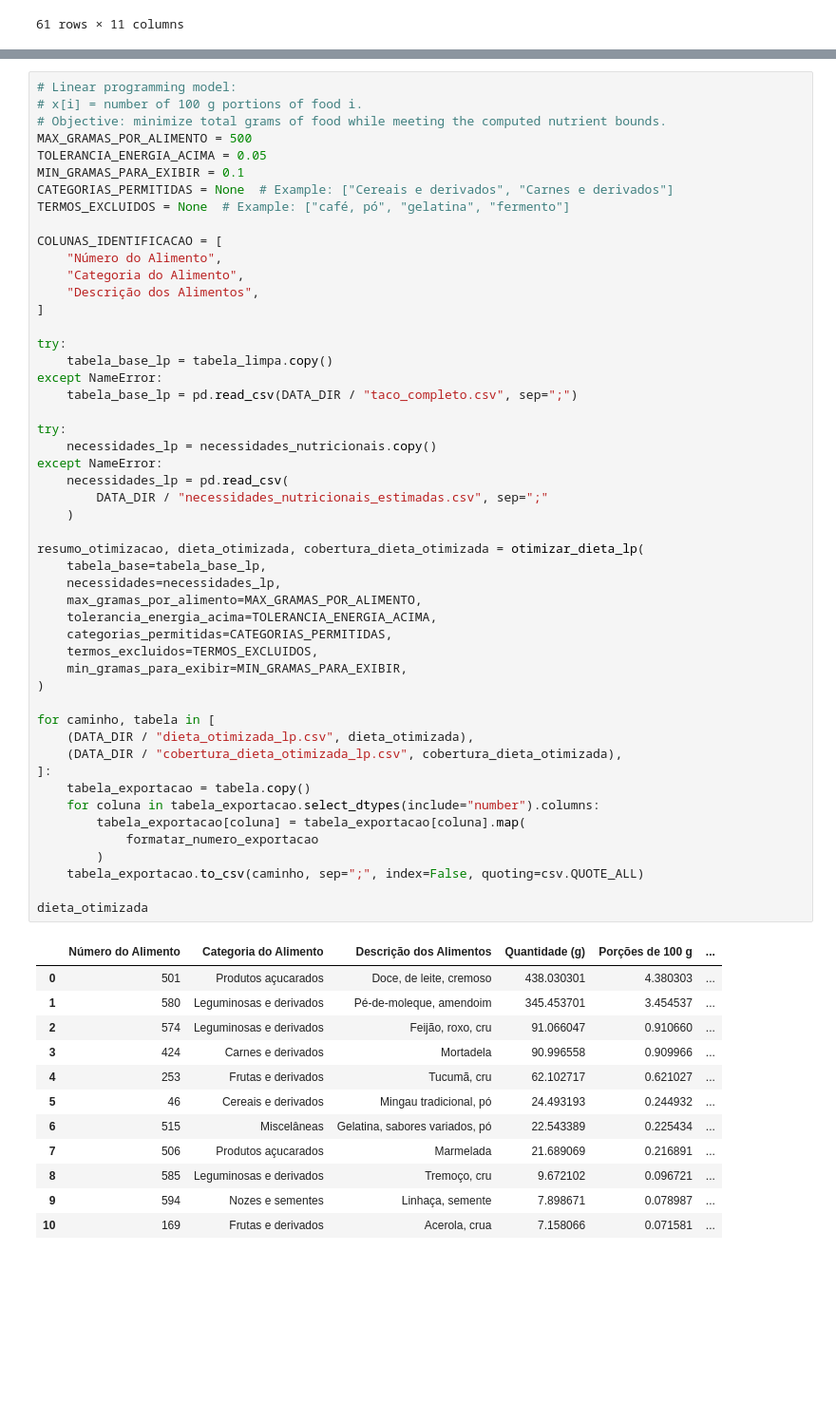
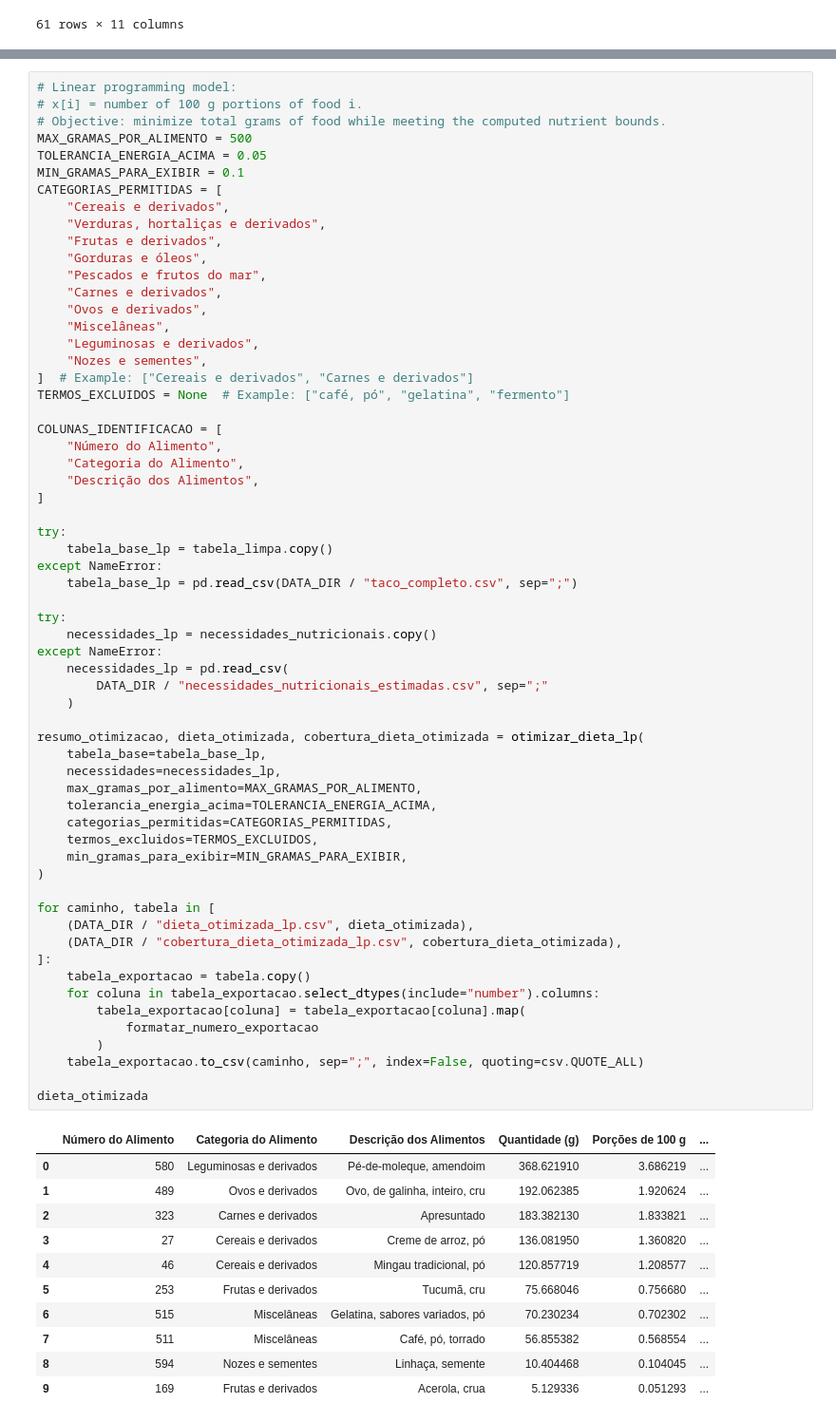
Before and after one commit to gabriel-fonseca-repo/nutrition-notebook, a Jupyter notebook: src/main.ipynb, the cells around one changed output, grey strips where cells are left out. Shown at 95% size. Drawn from its saved outputs; the diff is of its cells as text; blank space fills up the shorter version.

```diff
--- a/src/main.ipynb
+++ b/src/main.ipynb
@@ -139,7 +162,18 @@ necessidades_nutricionais
 MAX_GRAMAS_POR_ALIMENTO = 500
 TOLERANCIA_ENERGIA_ACIMA = 0.05
 MIN_GRAMAS_PARA_EXIBIR = 0.1
-CATEGORIAS_PERMITIDAS = None  # Example: ["Cereais e derivados", "Carnes e derivados"]
+CATEGORIAS_PERMITIDAS = [
+    "Cereais e derivados",
+    "Verduras, hortaliças e derivados",
+    "Frutas e derivados",
+    "Gorduras e óleos",
+    "Pescados e frutos do mar",
+    "Carnes e derivados",
+    "Ovos e derivados",
+    "Miscelâneas",
+    "Leguminosas e derivados",
+    "Nozes e sementes",
+]  # Example: ["Cereais e derivados", "Carnes e derivados"]
 TERMOS_EXCLUIDOS = None  # Example: ["café, pó", "gelatina", "fermento"]
 
 COLUNAS_IDENTIFICACAO = [
@@ -157,44 +191,43 @@ try:
     necessidades_lp = necessidades_nutricionais.copy()
 except NameError:
     necessidades_lp = pd.read_csv(
         DATA_DIR / "necessidades_nutricionais_estimadas.csv", sep=";"
     )
 
 resumo_otimizacao, dieta_otimizada, cobertura_dieta_otimizada = otimizar_dieta_lp(
     tabela_base=tabela_base_lp,
     necessidades=necessidades_lp,
     max_gramas_por_alimento=MAX_GRAMAS_POR_ALIMENTO,
     tolerancia_energia_acima=TOLERANCIA_ENERGIA_ACIMA,
     categorias_permitidas=CATEGORIAS_PERMITIDAS,
     termos_excluidos=TERMOS_EXCLUIDOS,
     min_gramas_para_exibir=MIN_GRAMAS_PARA_EXIBIR,
 )
 
 for caminho, tabela in [
     (DATA_DIR / "dieta_otimizada_lp.csv", dieta_otimizada),
     (DATA_DIR / "cobertura_dieta_otimizada_lp.csv", cobertura_dieta_otimizada),
 ]:
     tabela_exportacao = tabela.copy()
     for coluna in tabela_exportacao.select_dtypes(include="number").columns:
         tabela_exportacao[coluna] = tabela_exportacao[coluna].map(
             formatar_numero_exportacao
         )
     tabela_exportacao.to_csv(caminho, sep=";", index=False, quoting=csv.QUOTE_ALL)
 
 dieta_otimizada
 # %% [output]
 |  | Número do Alimento | Categoria do Alimento | Descrição dos Alimentos | Quantidade (g) | Porções de 100 g | ... |
-| 0 | 501 | Produtos açucarados | Doce, de leite, cremoso | 438.030301 | 4.380303 | ... |
-| 1 | 580 | Leguminosas e derivados | Pé-de-moleque, amendoim | 345.453701 | 3.454537 | ... |
-| 2 | 574 | Leguminosas e derivados | Feijão, roxo, cru | 91.066047 | 0.910660 | ... |
-| 3 | 424 | Carnes e derivados | Mortadela | 90.996558 | 0.909966 | ... |
-| 4 | 253 | Frutas e derivados | Tucumã, cru | 62.102717 | 0.621027 | ... |
-| 5 | 46 | Cereais e derivados | Mingau tradicional, pó | 24.493193 | 0.244932 | ... |
-| 6 | 515 | Miscelâneas | Gelatina, sabores variados, pó | 22.543389 | 0.225434 | ... |
-| 7 | 506 | Produtos açucarados | Marmelada | 21.689069 | 0.216891 | ... |
-| 8 | 585 | Leguminosas e derivados | Tremoço, cru | 9.672102 | 0.096721 | ... |
-| 9 | 594 | Nozes e sementes | Linhaça, semente | 7.898671 | 0.078987 | ... |
-| 10 | 169 | Frutas e derivados | Acerola, crua | 7.158066 | 0.071581 | ... |
+| 0 | 580 | Leguminosas e derivados | Pé-de-moleque, amendoim | 368.621910 | 3.686219 | ... |
+| 1 | 489 | Ovos e derivados | Ovo, de galinha, inteiro, cru | 192.062385 | 1.920624 | ... |
+| 2 | 323 | Carnes e derivados | Apresuntado | 183.382130 | 1.833821 | ... |
+| 3 | 27 | Cereais e derivados | Creme de arroz, pó | 136.081950 | 1.360820 | ... |
+| 4 | 46 | Cereais e derivados | Mingau tradicional, pó | 120.857719 | 1.208577 | ... |
+| 5 | 253 | Frutas e derivados | Tucumã, cru | 75.668046 | 0.756680 | ... |
+| 6 | 515 | Miscelâneas | Gelatina, sabores variados, pó | 70.230234 | 0.702302 | ... |
+| 7 | 511 | Miscelâneas | Café, pó, torrado | 56.855382 | 0.568554 | ... |
+| 8 | 594 | Nozes e sementes | Linhaça, semente | 10.404468 | 0.104045 | ... |
+| 9 | 169 | Frutas e derivados | Acerola, crua | 5.129336 | 0.051293 | ... |
 # %%
 try:
     dieta_base_humana = dieta_otimizada.copy()
```
Also changed, not shown: parts of 2 cells of this notebook, 6 other files.
